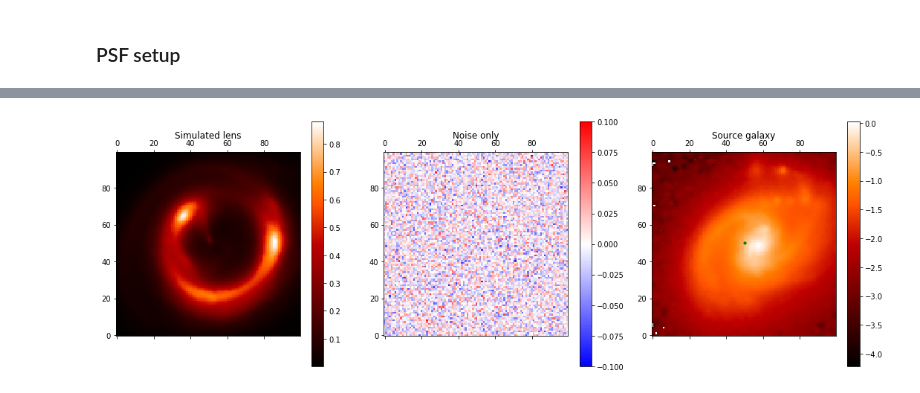
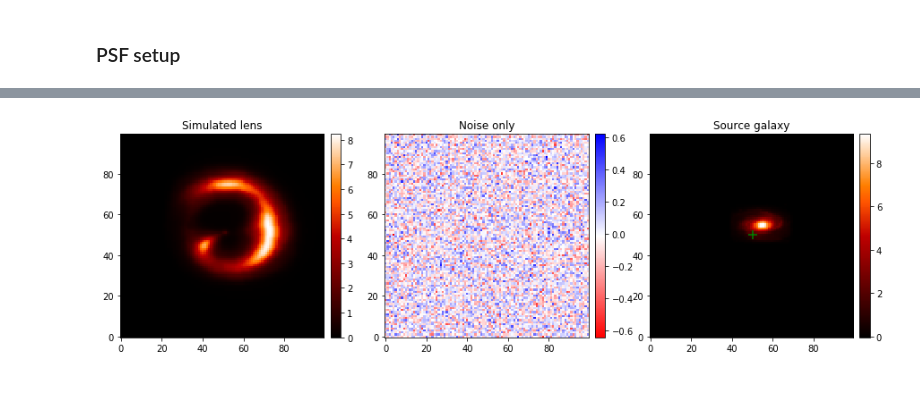
Before and after one commit to aymgal/GravLensGen, a Jupyter notebook: Notebooks/lens_gen_slit.ipynb, the cells around one changed output, grey strips where cells are left out. Cells and saved outputs as stored; diff of their text form; code cells hidden in the pictures.

```diff
--- a/Notebooks/lens_gen_slit.ipynb
+++ b/Notebooks/lens_gen_slit.ipynb
@@ -23,18 +29,18 @@ print(source.shape)
 # %%
 # N1,N2 are the numbers of pixels in the image plane.
 num_pix = 100
-nt1 = num_pix
-nt2 = num_pix
 
 # Size ratio of the source to image number of pixels
 size = 1
 
 #PSF
-PSF0 = pf.open('SLIT_images/PSF.fits')[0].data
+PSF0 = pf.open('../Data/SLIT_images/PSF.fits')[0].data
 PSF = PSF0[1:,1:]
 PSFconj = np.real(np.fft.ifft2(np.conjugate(np.fft.fft2(PSF0[:-1,:-1]))))
 PSFconj = PSFconj/np.sum(PSFconj)
 PSF = PSF/np.sum(PSF)
 print(PSF.shape)
+
+plt.imshow(PSF)
 # %% [output]
 (73, 73)
@@ -50,0 +49,10 @@ kappa = Lens.SIE(center_x, center_y, nt1_extended_x, nt2_extended_y, b, betata,
+# %%
+# Compute the convergence kappa
+k0 = 20
+gamma = 2
+q = 0.5
+theta = -65  # degrees
+rc = 0.00000001
+extended_num_pix = 1000
+x0_ext, y0_ext = extended_num_pix/2+0.5, extended_num_pix/2+0.5
+kappa_extended = Lens.Power_law(x0_ext, y0_ext, extended_num_pix, extended_num_pix, k0, theta, q, gamma, rc)
@@ -51,39 +67,38 @@ kappa = Lens.SIE(center_x, center_y, nt1_extended_x, nt2_extended_y, b, betata,
 # %%
 # Mapping between lens and source IMPORTANT
-Fkappa = SLIT.Lens.F(kappa, nt1, nt2, size)#, nt1/2., nt2/2.)
+Fkappa = SLIT.Lens.F(kappa_extended, num_pix, num_pix, size)
 # %%
 # Generation of lensed source
-I2 = SLIT.Lens.source_to_image(source, nt1 ,nt2 , Fkappa)
+I2 = SLIT.Lens.source_to_image(source, num_pix, num_pix, Fkappa)
 
 # Convolution by the PSF and generation of the final image
 image_no_noise = scp.fftconvolve(I2, PSF, mode='same')
 
 # Noise levels
 SNR = 100
-sigma = np.sqrt(np.sum(I2**2)/SNR/(nt1*nt2*size**2))
-noise = np.random.randn(nt1,nt2)*sigma
+sigma = np.sqrt(np.sum(I2**2)/SNR/(num_pix**2 * size**2))
+noise = np.random.randn(num_pix, num_pix)*sigma
 
 # Final simulated image
 image_sim = image_no_noise + noise
 # %%
 fig, axes = plt.subplots(1, 3, figsize=(15, 5))
 ax = axes[0]
 ax.set_title("Simulated lens")
-im = ax.matshow(image_no_noise, origin='lower', cmap='gist_heat')
-fig.colorbar(im, ax=ax)
+im = ax.imshow(image_no_noise, origin='lower', cmap='gist_heat')
+nice_colorbar(im)
 
 ax = axes[1]
 ax.set_title("Noise only")
-im = ax.matshow(image_sim-image_no_noise, origin='lower',
-                cmap='bwr', vmin=-0.1, vmax=0.1)
-fig.colorbar(im, ax=ax)
+im = ax.imshow(image_sim-image_no_noise, origin='lower', cmap='bwr_r') #, vmin=-0.1, vmax=0.1)
+nice_colorbar(im)
 
 ax = axes[2]
 ax.set_title("Source galaxy")
-im = ax.matshow(np.log10(source), origin='lower', cmap='gist_heat')
-ax.scatter(num_pix/2., num_pix/2., color='green', marker='.', s=40) # center of the image
-fig.colorbar(im, ax=ax)
-fig.tight_layout()
+im = ax.imshow((source), origin='lower', cmap='gist_heat')
+ax.scatter(num_pix/2., num_pix/2., color='green', marker='+', s=120) # center of the image
+nice_colorbar(im)
+
 plt.show()
 # %% [output]
-[figure, old version]
+[figure, new version]
```
Also changed, not shown: parts of 7 cells of this notebook, 8 other files.
